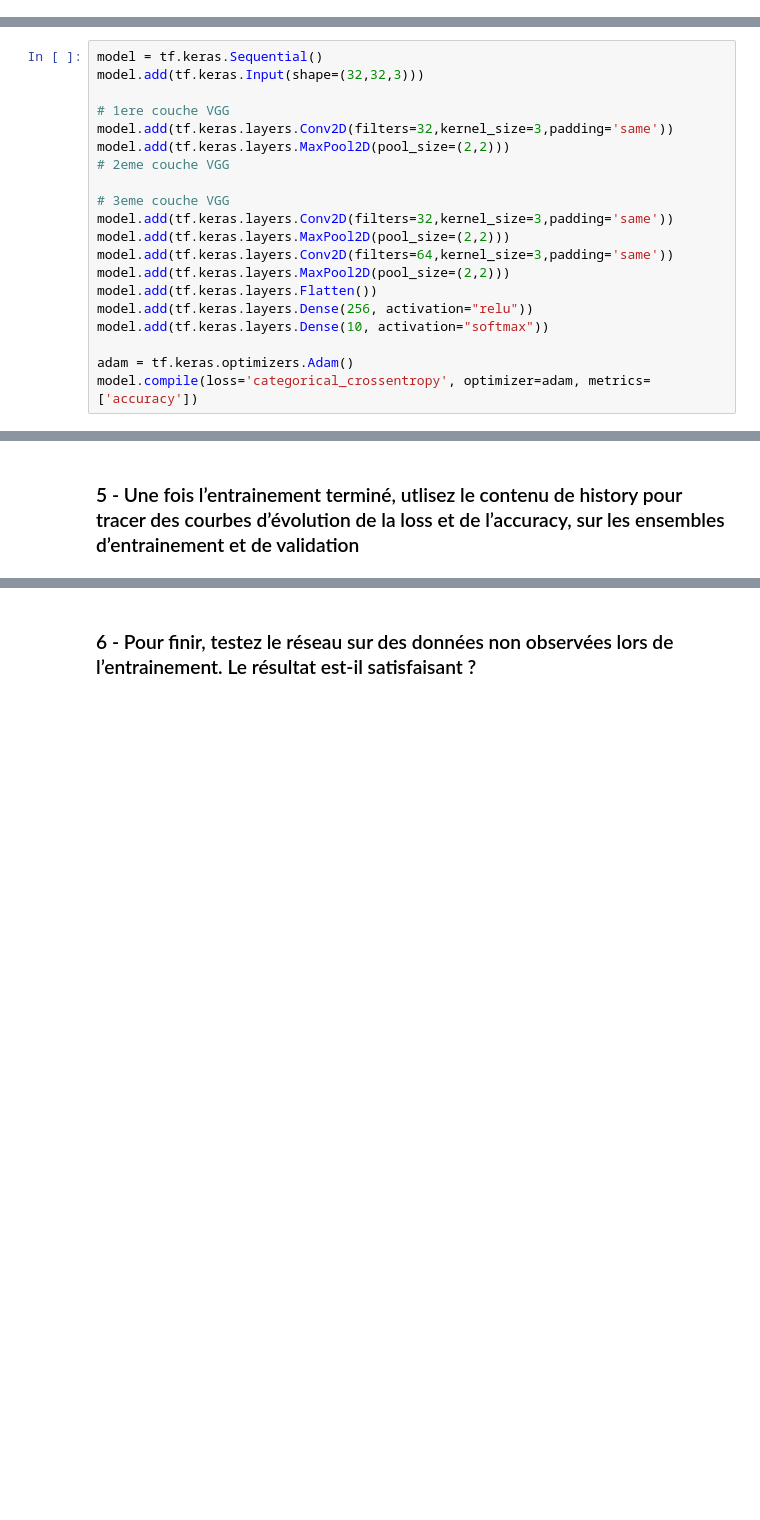
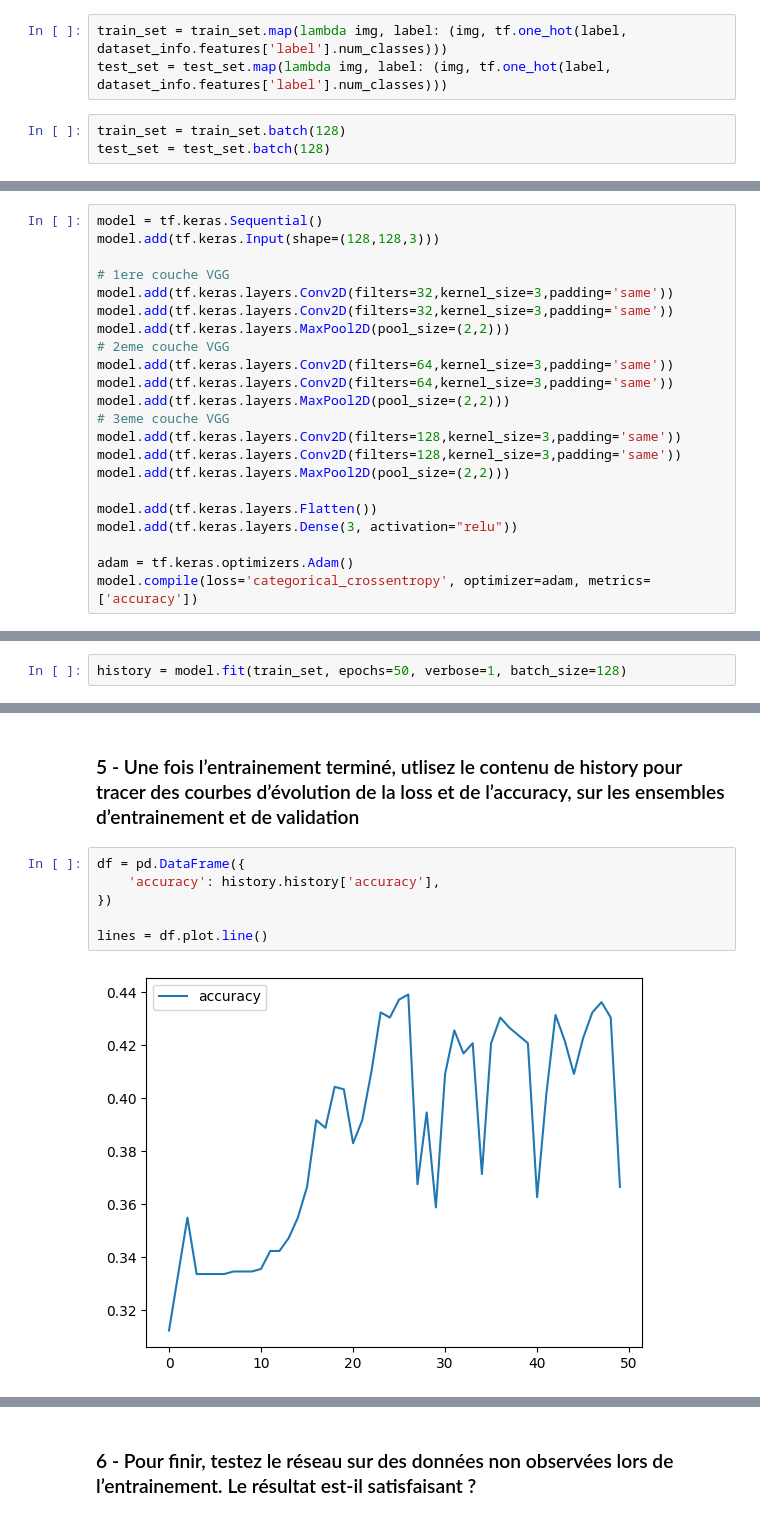
Before and after one commit to Angel0503/DeepLearning, a Jupyter notebook: Convolution/TD2.ipynb, the cells around one changed output, grey strips where cells are left out. Cells and saved outputs as stored; diff of their text form; blank space fills up the shorter version.

```diff
--- a/Convolution/TD2.ipynb
+++ b/Convolution/TD2.ipynb
@@ -435,24 +443,32 @@ Dataset beans downloaded and prepared to /root/tensorflow_datasets/beans/0.1.0.
+# %%
+train_set = train_set.map(lambda img, label: (img, tf.one_hot(label, dataset_info.features['label'].num_classes)))
+test_set = test_set.map(lambda img, label: (img, tf.one_hot(label, dataset_info.features['label'].num_classes)))
+# %%
+train_set = train_set.batch(128)
+test_set = test_set.batch(128)
 # %% [markdown]
 ## 2 - Implémentez une fonction qui retourne un réseau de neurones convolutionnel. Pour cela, vous allez créer un modèle Sequential vide auquel vous allez ajouter une série de couches Conv2D et MaxPooling2D. Le modèle suivra l’architecture des réseaux VGG : 1 bloc VGG est constitué de 2 couches convolutionnelles (padding : ‘same’) suivies d’une couche MaxPooling2D. Votre réseau doit contenir 3 blocs avec des nombres de filtres en sortie des couches convolutionnelles différents dans chaque : 32 dans le premier bloc, 64 dans le second et 128 dans le troisième.
 
 ## Vous terminerez votre réseau avec une couche Flatten() et une couche Dense. Attention à bien paramétrer les couches pour que tout soit compatible avec les données en entrée. N’oubliez pas d’ajouter les fonctions d’activations appropriées.
 # %%
 model = tf.keras.Sequential()
-model.add(tf.keras.Input(shape=(32,32,3)))
+model.add(tf.keras.Input(shape=(128,128,3)))
 
 # 1ere couche VGG
 model.add(tf.keras.layers.Conv2D(filters=32,kernel_size=3,padding='same'))
+model.add(tf.keras.layers.Conv2D(filters=32,kernel_size=3,padding='same'))
 model.add(tf.keras.layers.MaxPool2D(pool_size=(2,2)))
 # 2eme couche VGG
-
-# 3eme couche VGG
-model.add(tf.keras.layers.Conv2D(filters=32,kernel_size=3,padding='same'))
-model.add(tf.keras.layers.MaxPool2D(pool_size=(2,2)))
+model.add(tf.keras.layers.Conv2D(filters=64,kernel_size=3,padding='same'))
 model.add(tf.keras.layers.Conv2D(filters=64,kernel_size=3,padding='same'))
 model.add(tf.keras.layers.MaxPool2D(pool_size=(2,2)))
+# 3eme couche VGG
+model.add(tf.keras.layers.Conv2D(filters=128,kernel_size=3,padding='same'))
+model.add(tf.keras.layers.Conv2D(filters=128,kernel_size=3,padding='same'))
+model.add(tf.keras.layers.MaxPool2D(pool_size=(2,2)))
+
 model.add(tf.keras.layers.Flatten())
-model.add(tf.keras.layers.Dense(256, activation="relu"))
-model.add(tf.keras.layers.Dense(10, activation="softmax"))
+model.add(tf.keras.layers.Dense(3, activation="relu"))
 
 adam = tf.keras.optimizers.Adam()
 model.compile(loss='categorical_crossentropy', optimizer=adam, metrics=['accuracy'])
@@ -461,2 +501,4 @@ model.compile(loss='categorical_crossentropy', optimizer=adam, metrics=['accurac
 # %% [markdown]
 ### 4 - Entrainez le sur le dataset avec fit pendant 50 epochs. Lors de l’entrainement, utilisez un ensemble de validation avec 10 % des données. Lors de l’appel à fit, récupérez le résultat dans une variable history (history = mon_reseau.fit(…)). Utilisez une métrique pour enregistrer l’accuracy à chaque epoch.
+# %%
+history = model.fit(train_set, epochs=50, verbose=1, batch_size=128)
@@ -463,2 +523,10 @@ model.compile(loss='categorical_crossentropy', optimizer=adam, metrics=['accurac
 # %% [markdown]
 ### 5 - Une fois l’entrainement terminé, utlisez le contenu de history pour tracer des courbes d’évolution de la loss et de l’accuracy, sur les ensembles d’entrainement et de validation
+# %%
+df = pd.DataFrame({
+    'accuracy': history.history['accuracy'],
+})
+
+lines = df.plot.line()
+# %% [output]
+[figure, added]
```
Also changed, not shown: parts of 11 cells of this notebook.
